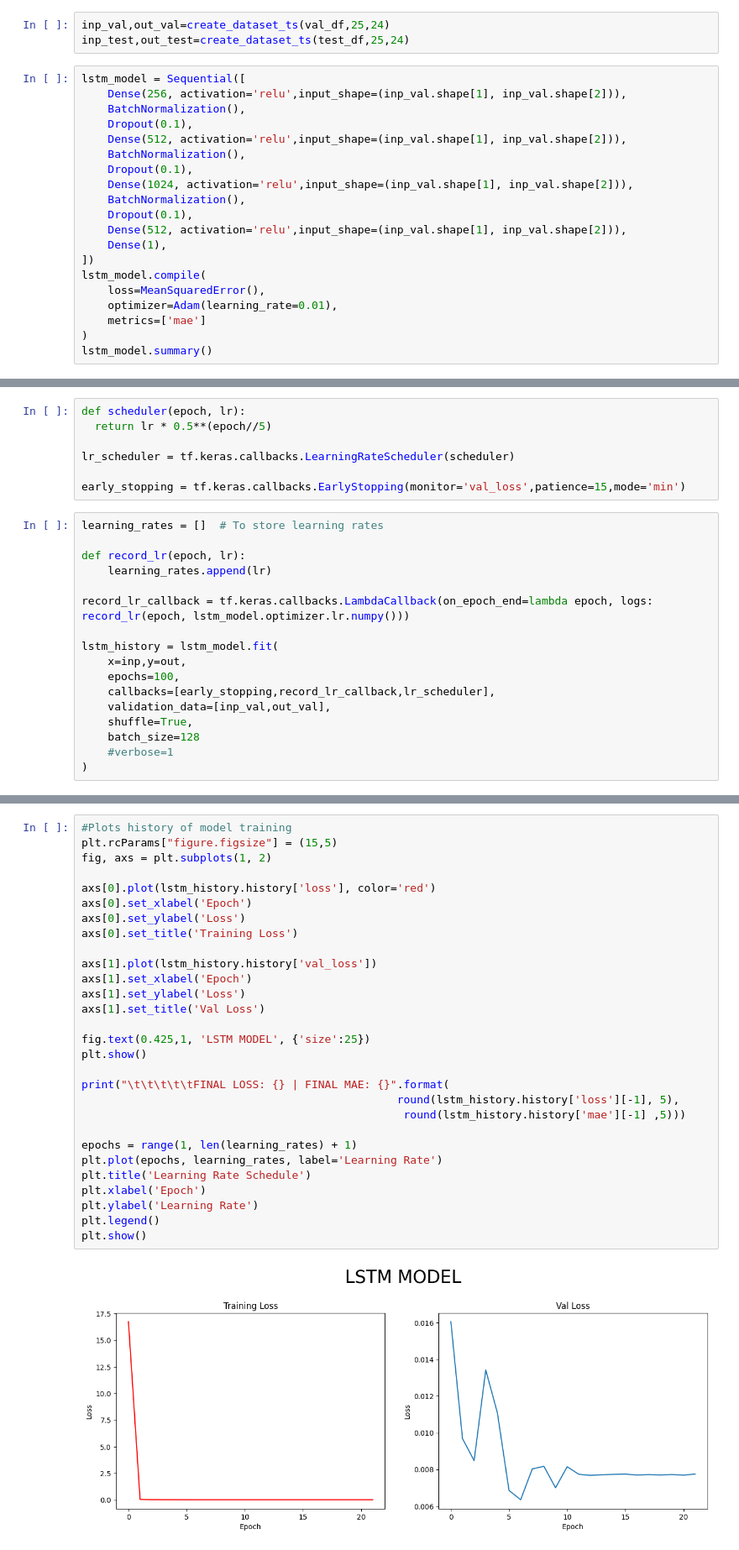
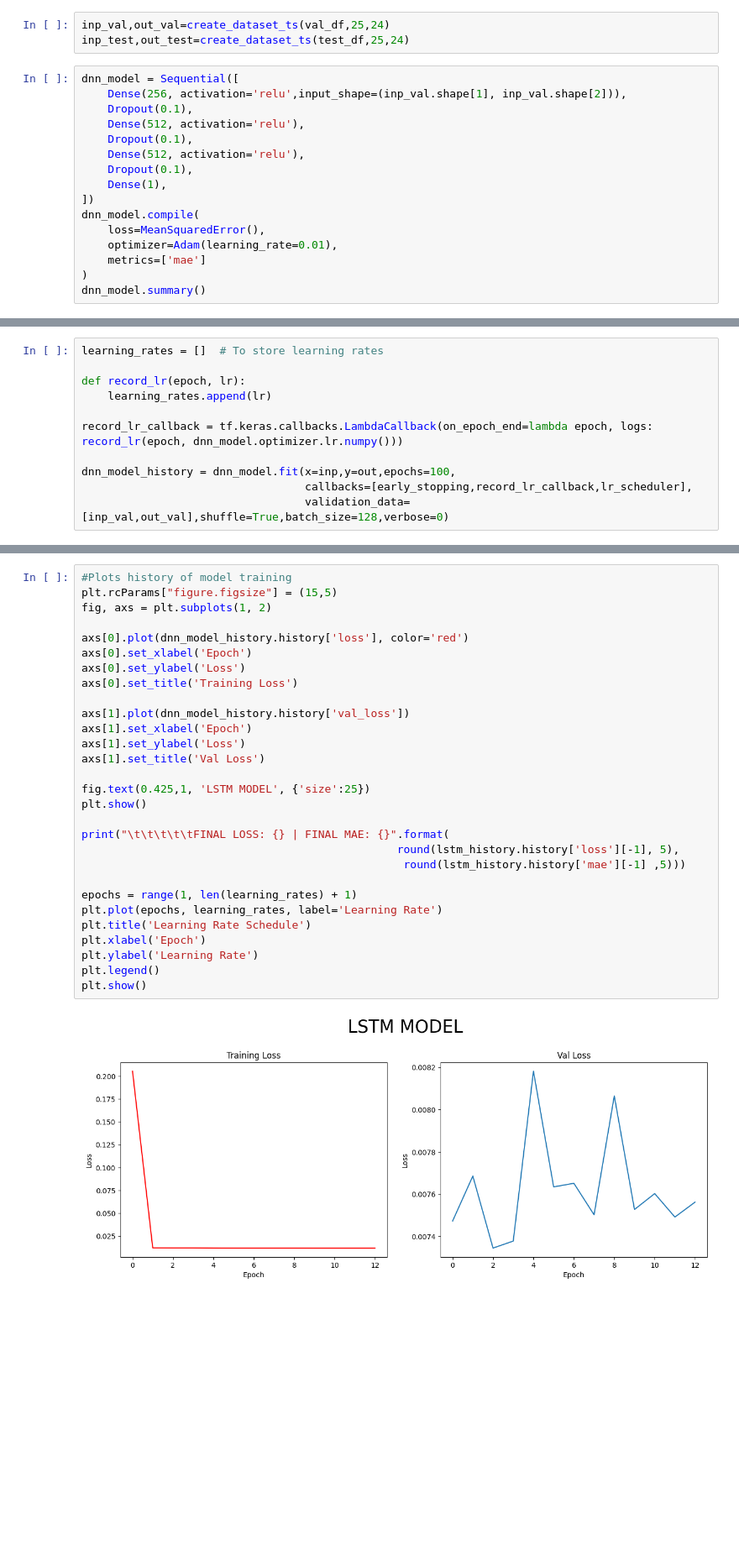
Before and after one commit to nbala2k2/Timeseries-Forecasting-, a Jupyter notebook: DNN.ipynb, the cells around one changed output, grey strips where cells are left out. Shown: that part at 84% size. Cells and saved outputs as stored; diff of their text form; blank space fills up the shorter version.

Commit message:
updated ts model code

```diff
--- a/DNN.ipynb
+++ b/DNN.ipynb
@@ -407,23 +396,19 @@ inp.shape,out.shape
 inp_val,out_val=create_dataset_ts(val_df,25,24)
 inp_test,out_test=create_dataset_ts(test_df,25,24)
 # %%
-lstm_model = Sequential([
+dnn_model = Sequential([
     Dense(256, activation='relu',input_shape=(inp_val.shape[1], inp_val.shape[2])),
-    BatchNormalization(),
     Dropout(0.1),
-    Dense(512, activation='relu',input_shape=(inp_val.shape[1], inp_val.shape[2])),
-    BatchNormalization(),
+    Dense(512, activation='relu'),
     Dropout(0.1),
-    Dense(1024, activation='relu',input_shape=(inp_val.shape[1], inp_val.shape[2])),
-    BatchNormalization(),
+    Dense(512, activation='relu'),
     Dropout(0.1),
-    Dense(512, activation='relu',input_shape=(inp_val.shape[1], inp_val.shape[2])),
     Dense(1),
 ])
-lstm_model.compile(
+dnn_model.compile(
     loss=MeanSquaredError(),
     optimizer=Adam(learning_rate=0.01),
     metrics=['mae']
 )
-lstm_model.summary()
+dnn_model.summary()
 # %% [output]
@@ -446,25 +431,12 @@ Non-trainable params: 3,584
 _________________________________________________________________
-# %%
-def scheduler(epoch, lr):
-  return lr * 0.5**(epoch//5)
-
-lr_scheduler = tf.keras.callbacks.LearningRateScheduler(scheduler)
-
-early_stopping = tf.keras.callbacks.EarlyStopping(monitor='val_loss',patience=15,mode='min')
 # %%
 learning_rates = []  # To store learning rates
 
 def record_lr(epoch, lr):
     learning_rates.append(lr)
 
-record_lr_callback = tf.keras.callbacks.LambdaCallback(on_epoch_end=lambda epoch, logs: record_lr(epoch, lstm_model.optimizer.lr.numpy()))
+record_lr_callback = tf.keras.callbacks.LambdaCallback(on_epoch_end=lambda epoch, logs: record_lr(epoch, dnn_model.optimizer.lr.numpy()))
 
-lstm_history = lstm_model.fit(
-    x=inp,y=out,
-    epochs=100,
-    callbacks=[early_stopping,record_lr_callback,lr_scheduler],
-    validation_data=[inp_val,out_val],
-    shuffle=True,
-    batch_size=128
-    #verbose=1
-)
+dnn_model_history = dnn_model.fit(x=inp,y=out,epochs=100,
+                                  callbacks=[early_stopping,record_lr_callback,lr_scheduler],
+                                  validation_data=[inp_val,out_val],shuffle=True,batch_size=128,verbose=0)
@@ -489,31 +443,31 @@ Epoch 22/100
 # %%
 #Plots history of model training
 plt.rcParams["figure.figsize"] = (15,5)
 fig, axs = plt.subplots(1, 2)
 
-axs[0].plot(lstm_history.history['loss'], color='red')
+axs[0].plot(dnn_model_history.history['loss'], color='red')
 axs[0].set_xlabel('Epoch')
 axs[0].set_ylabel('Loss')
 axs[0].set_title('Training Loss')
 
-axs[1].plot(lstm_history.history['val_loss'])
+axs[1].plot(dnn_model_history.history['val_loss'])
 axs[1].set_xlabel('Epoch')
 axs[1].set_ylabel('Loss')
 axs[1].set_title('Val Loss')
 
 fig.text(0.425,1, 'LSTM MODEL', {'size':25})
 plt.show()
 
 print("\t\t\t\t\tFINAL LOSS: {} | FINAL MAE: {}".format(
                                                 round(lstm_history.history['loss'][-1], 5),
                                                  round(lstm_history.history['mae'][-1] ,5)))
 
 epochs = range(1, len(learning_rates) + 1)
 plt.plot(epochs, learning_rates, label='Learning Rate')
 plt.title('Learning Rate Schedule')
 plt.xlabel('Epoch')
 plt.ylabel('Learning Rate')
 plt.legend()
 plt.show()
 # %% [output]
-[figure, old version]
+[figure, new version]
```
Also changed, not shown: parts of 11 cells of this notebook.
